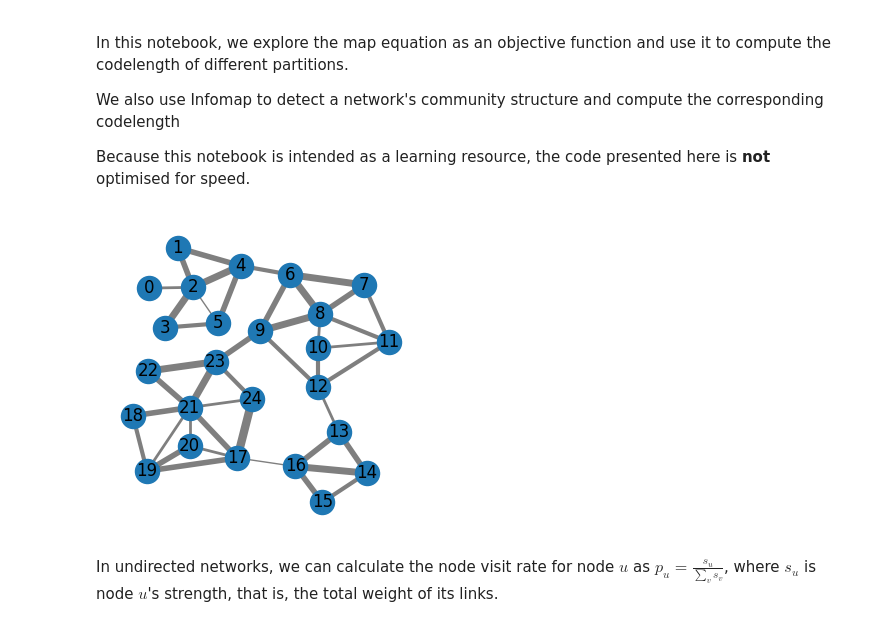
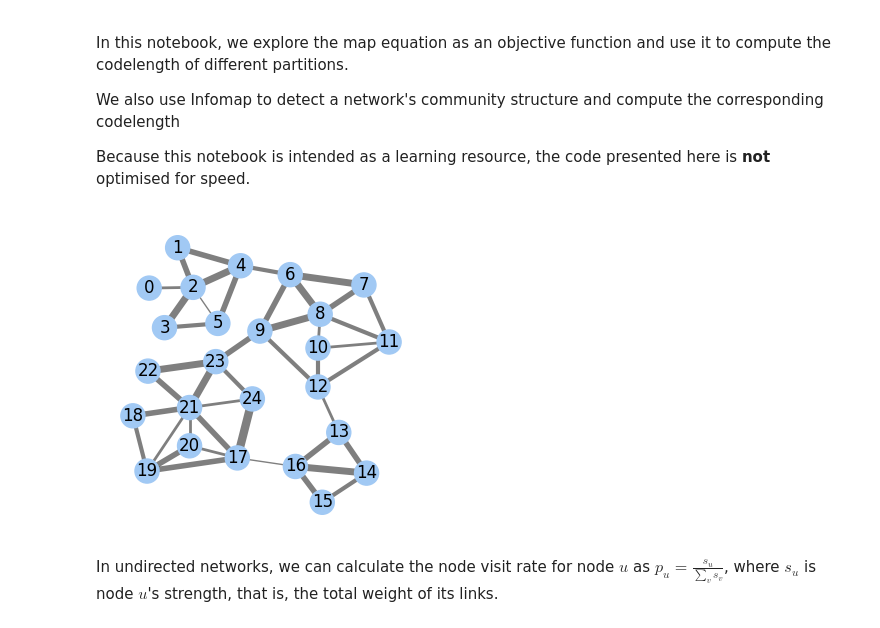
Before and after one commit to mapequation/infomap-tutorial-notebooks, a Jupyter notebook: II.A. Objective function.ipynb, the cells around one changed output. Saved outputs shown, nothing was run; the diff lists cells and outputs as text; code cells hidden in the pictures.

Commit message:
fix node colours

```diff
--- a/II.A. Objective function.ipynb
+++ b/II.A. Objective function.ipynb
@@ -24,18 +24,18 @@ sns.set_palette(sns.color_palette("pastel"))
 # %%
 # we use the "standard" map equation example network and plot it below
 # the networks is weighted and undirected
 G, pos = get_map_equation_example_network()
 
 fig, ax = plt.subplots(1, 1, figsize = (4, 4))
 
-nx.draw_networkx_nodes(G = G, pos = pos, ax = ax)
+nx.draw_networkx_nodes(G = G, pos = pos, ax = ax, node_color = G.number_of_nodes() * [sns.color_palette()[0]])
 nx.draw_networkx_edges(G = G, pos = pos, ax = ax, edgelist = sorted(G.edges), width = [G.get_edge_data(*e)["weight"] for e in sorted(G.edges)], alpha = 0.5)
 nx.draw_networkx_labels(G = G, pos = pos, ax = ax)
 
 ax.axis("off")
 plt.show()
 # %% [output]
-[figure, old version]
+[figure, new version]
 # %% [markdown]
 In undirected networks, we can calculate the node visit rate for node $u$ as $p_u = \frac{s_u}{\sum_v s_v}$, where $s_u$ is node $u$'s strength, that is, the total weight of its links.
 # %%
```
Also changed, not shown: parts of 2 cells of this notebook.
